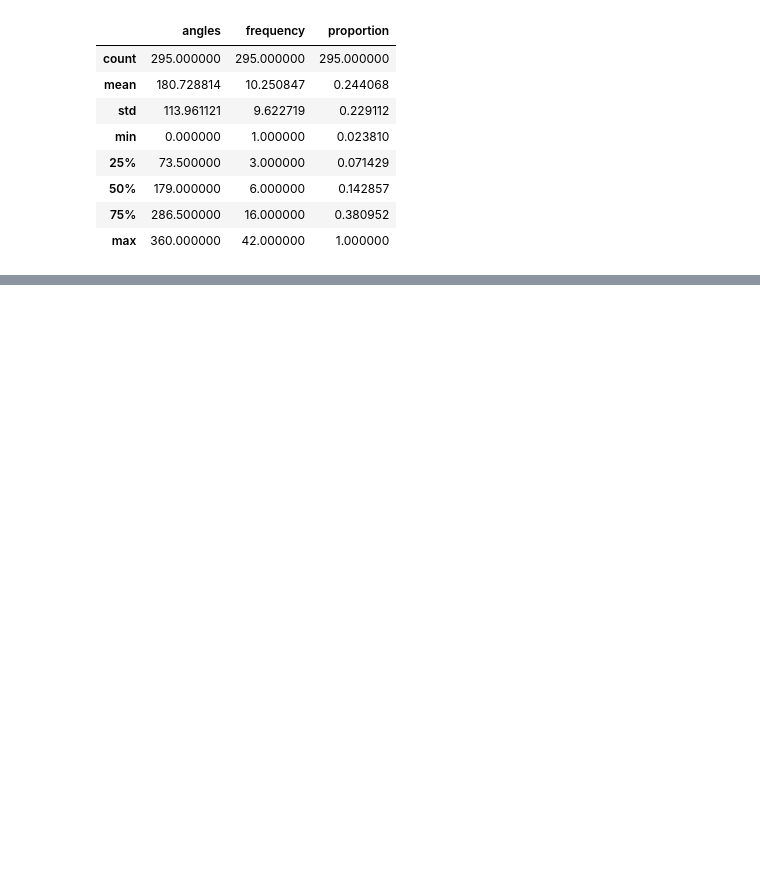
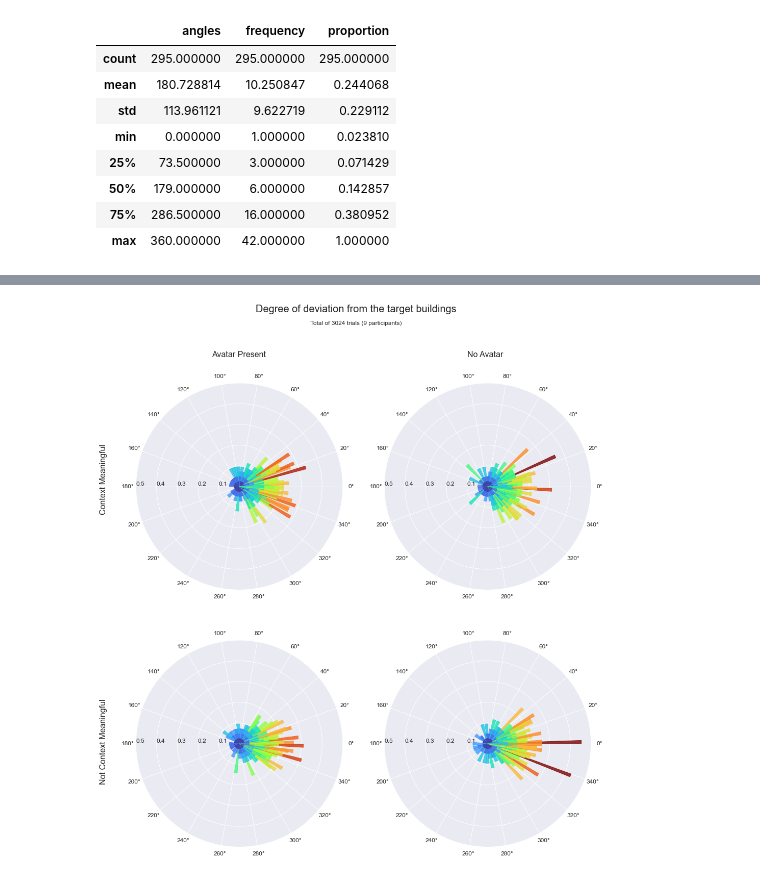
Before and after one commit to nora-maleki/humanA-pointing-task-analysis, a Jupyter notebook: analyses/01_main/01_preprocessing.ipynb, the cells around one changed output, grey strips where cells are left out. Saved outputs shown, nothing was run; the diff lists cells and outputs as text; code cells hidden in the pictures; blank space fills up the shorter version.

```diff
--- a/analyses/01_main/01_preprocessing.ipynb
+++ b/analyses/01_main/01_preprocessing.ipynb
@@ -532,0 +549,35 @@ factors_df
+# %%
+fig, axes = plt.subplots(2, 2, figsize=(16,17), subplot_kw=dict(projection='polar'))
+s, y = 14, 1.08
+
+df1 = factors_df.query('meaningful==True & agent==True')
+df2 = factors_df.query('meaningful==True & agent==False')
+df3 = factors_df.query('meaningful==False & agent==True')
+df4 = factors_df.query('meaningful==False & agent==False')
+
+dfs = [df1, df2, df3, df4]
+
+for i, df in enumerate(dfs):
+    theta = df.theta
+    radii = df.proportion
+    width = np.pi / (5*df.frequency)
+    colors = plt.cm.turbo(df.frequency / 15)
+
+    ax = axes.flatten()[i]
+
+    ax.bar(theta, radii, width=width, color=colors, edgecolor=colors, bottom=0, alpha=0.8)
+
+    ax.set_rlabel_position(-180)
+    ax.tick_params(labelsize=12)
+    ax.set_thetagrids(range(0, 360, 20))
+
+plt.setp(axes, ylim=(0,.5))
+fig.text(0.3, 0.92, 'Avatar Present', ha='center', va='center', size=16)
+fig.text(0.72, 0.92, 'No Avatar', ha='center', va='center', size=16)
+fig.text(0.07, 0.72, 'Context Meaningful', ha='center', va='center', rotation='vertical', size=16)
+fig.text(0.07, 0.3, 'Not Context Meaningful', ha='center', va='center', rotation='vertical', size=16)
+fig.text(0.5, 0.97, 'Total of 3024 trials (9 participants)', ha='center', va='center', size=12)
+plt.suptitle('Degree of deviation from the target buildings', size=20, y=1)
+plt.show()
+# %% [output]
+[figure, added]
```
Also changed, not shown: parts of 8 cells of this notebook.
